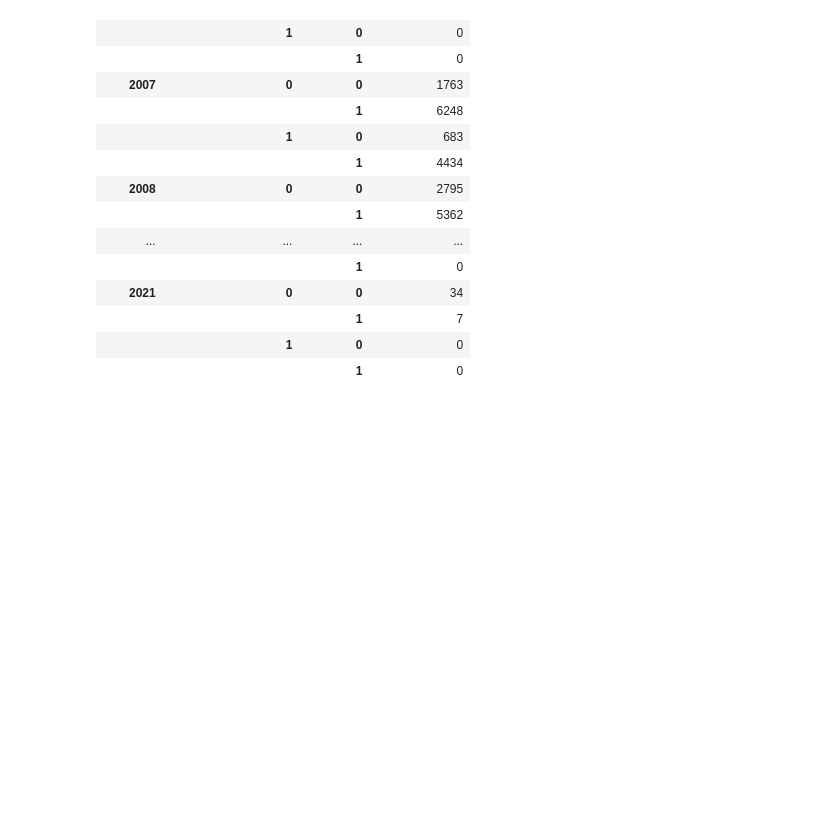
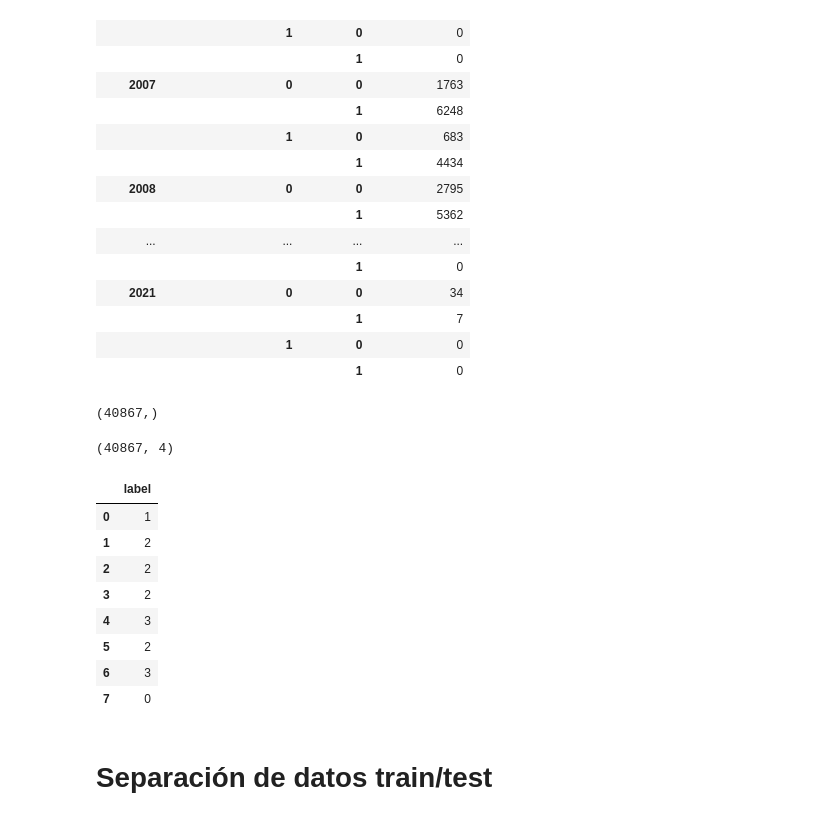
Before and after one commit to julianmelero/twitter-ai, a Jupyter notebook: Analysis/clasification.ipynb, the cells around one changed output. Cells and saved outputs as stored; diff of their text form; code cells hidden in the pictures; blank space fills up the shorter version.

```diff
--- a/Analysis/clasification.ipynb
+++ b/Analysis/clasification.ipynb
@@ -299,0 +302,22 @@ variables.groupby(["join_date","followers_categorical","have_urls"]).count()
+# %%
+target.shape
+# %% [output]
+(40867,)
+# %%
+variables.shape
+# %% [output]
+(40867, 4)
+# %%
+target.head(8)
+# %% [output]
+|  | label |
+| 0 | 1 |
+| 1 | 2 |
+| 2 | 2 |
+| 3 | 2 |
+| 4 | 3 |
+| 5 | 2 |
+| 6 | 3 |
+| 7 | 0 |
+# %% [markdown]
+# Separación de datos train/test
```
Also changed, not shown: parts of 10 cells of this notebook.
